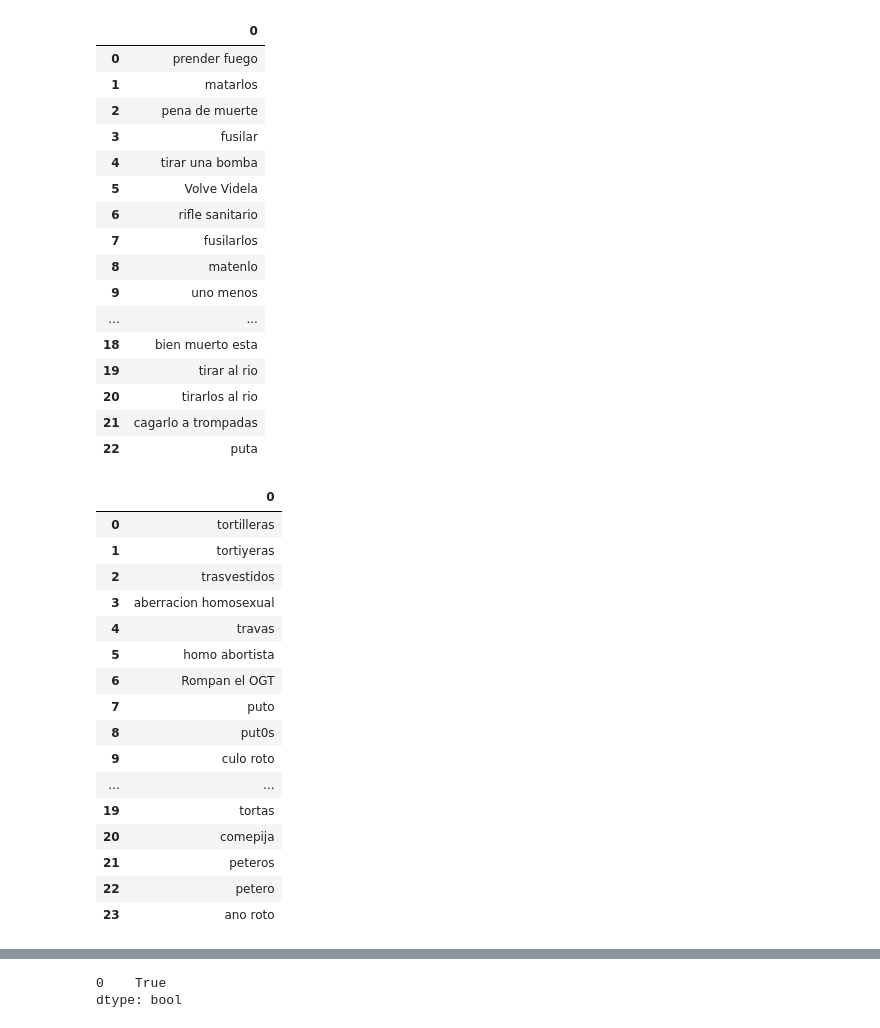
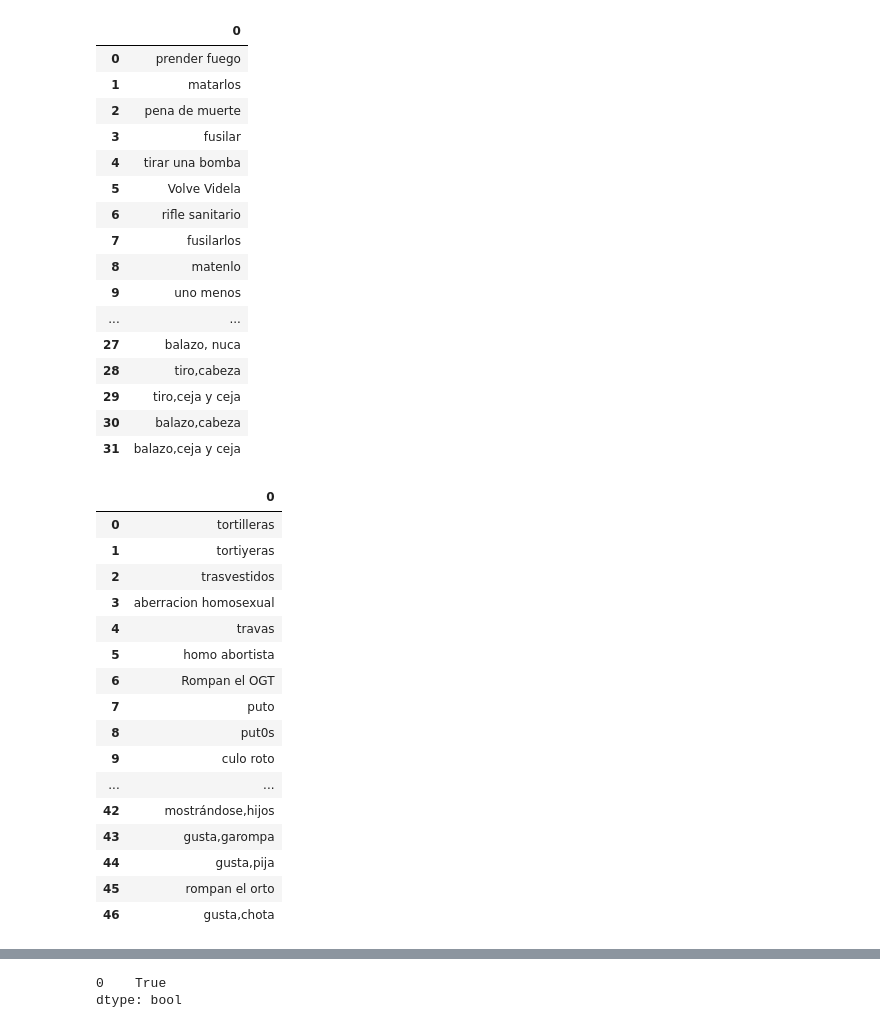
Before and after one commit to pbagedelli/analisis-comentarios, a Jupyter notebook: glosario.ipynb, the cells around one changed output, grey strips where cells are left out. Cells and saved outputs as stored; diff of their text form; code cells hidden in the pictures.

```diff
--- a/glosario.ipynb
+++ b/glosario.ipynb
@@ -66,26 +67,26 @@ ideologicos
 # %%
-violentos = pd.read_excel('Biblioteca Términos.xlsx', sheet_name = 6, header = None)
+violentos = pd.read_excel('./temp/Biblioteca Términos.xlsx', sheet_name = 3, header = None)
 violentos
 # %% [output]
 |  | 0 |
 | 0 | prender fuego |
 | 1 | matarlos |
 | 2 | pena de muerte |
 | 3 | fusilar |
 | 4 | tirar una bomba |
 | 5 | Volve Videla |
 | 6 | rifle sanitario |
 | 7 | fusilarlos |
 | 8 | matenlo |
 | 9 | uno menos |
 | ... | ... |
-| 18 | bien muerto esta |
-| 19 | tirar al rio |
-| 20 | tirarlos al rio |
-| 21 | cagarlo a trompadas |
-| 22 | puta |
+| 27 | balazo, nuca |
+| 28 | tiro,cabeza |
+| 29 | tiro,ceja y ceja |
+| 30 | balazo,cabeza |
+| 31 | balazo,ceja y ceja |
 # %%
-homofobicos= pd.read_excel('Biblioteca Términos.xlsx', sheet_name = 8, header = None)
+homofobicos= pd.read_excel('./temp/Biblioteca Términos.xlsx', sheet_name = 4, header = None)
 homofobicos
 # %% [output]
 |  | 0 |
@@ -100,9 +101,9 @@ homofobicos
 | 8 | put0s |
 | 9 | culo roto |
 | ... | ... |
-| 19 | tortas |
-| 20 | comepija |
-| 21 | peteros |
-| 22 | petero |
-| 23 | ano roto |
+| 42 | mostrándose,hijos |
+| 43 | gusta,garompa |
+| 44 | gusta,pija |
+| 45 | rompan el orto |
+| 46 | gusta,chota |
 # %%
```
Also changed, not shown: parts of 7 cells of this notebook, 10 other files.
